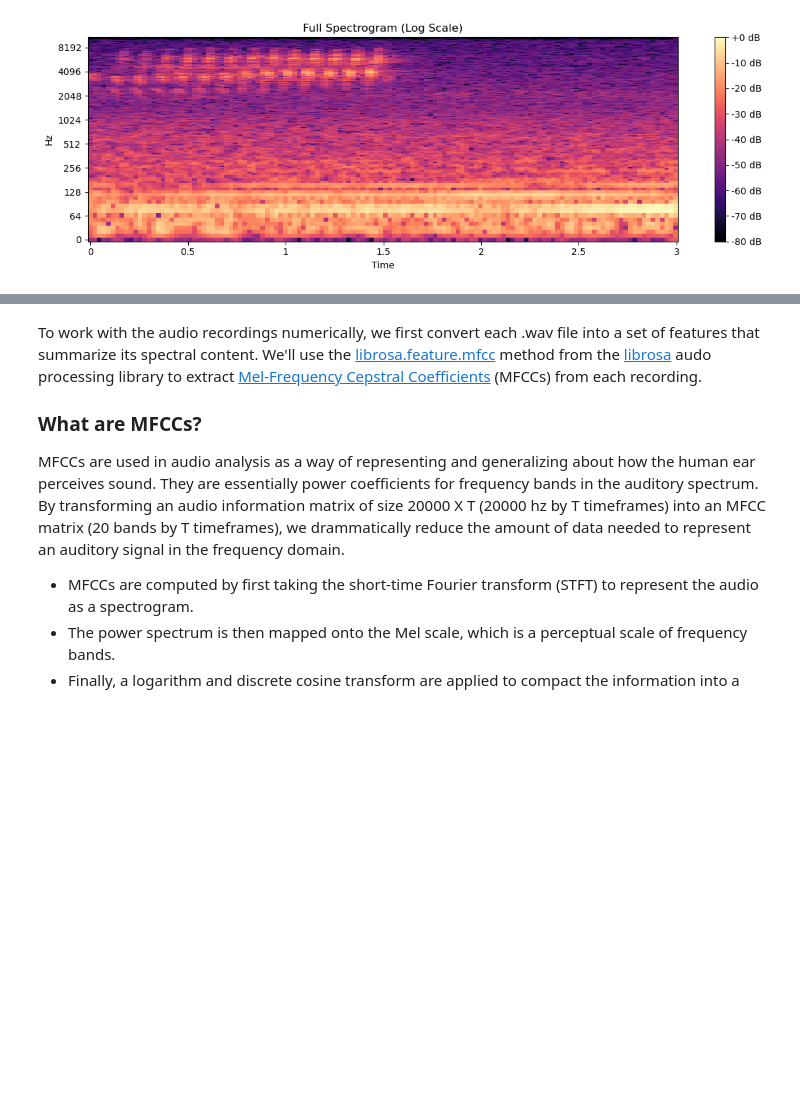
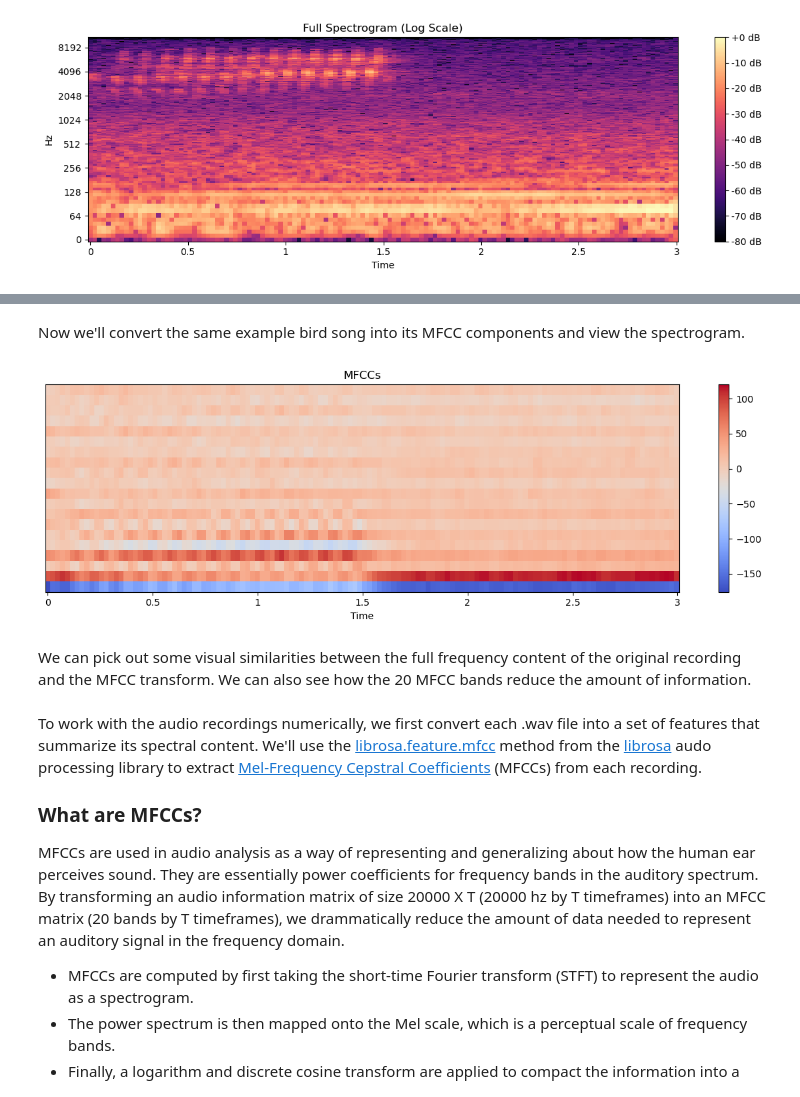
Before and after one commit to PaulHBartley/DTSA-5510, a Jupyter notebook: DTSA-5510_final_project.ipynb, the cells around one changed output, grey strips where cells are left out. Saved outputs shown, nothing was run; the diff lists cells and outputs as text; code cells hidden in the pictures; blank space fills up the shorter version.

```diff
--- a/DTSA-5510_final_project.ipynb
+++ b/DTSA-5510_final_project.ipynb
@@ -182,6 +182,21 @@ plt.show()
 display(Audio(filename=example_file))
 # %% [output]
 [interactive output not drawn]
+# %% [markdown]
+Now we'll convert the same example bird song into its MFCC components and view the spectrogram.
+# %%
+mfccs = librosa.feature.mfcc(y=y, sr=sr, n_mfcc=20)
+
+plt.figure(figsize=(12, 4))
+librosa.display.specshow(mfccs, sr=sr, x_axis='time')
+plt.colorbar()
+plt.title('MFCCs')
+plt.tight_layout()
+plt.show()
+# %% [output]
+[figure, added]
+# %% [markdown]
+We can pick out some visual similarities between the full frequency content of the original recording and the MFCC transform. We can also see how the 20 MFCC bands reduce the amount of information.
 # %% [markdown]
 To work with the audio recordings numerically, we first convert each .wav file into a set of features that summarize its spectral content.
 We'll use the [librosa.feature.mfcc](https://librosa.org/doc/main/generated/librosa.feature.mfcc.html) method from the [librosa](https://librosa.org/) audo processing library to extract [Mel-Frequency Cepstral Coefficients](https://en.wikipedia.org/wiki/Mel-frequency_cepstrum) (MFCCs) from each recording.
```
Also changed, not shown: parts of 1 cell of this notebook.
